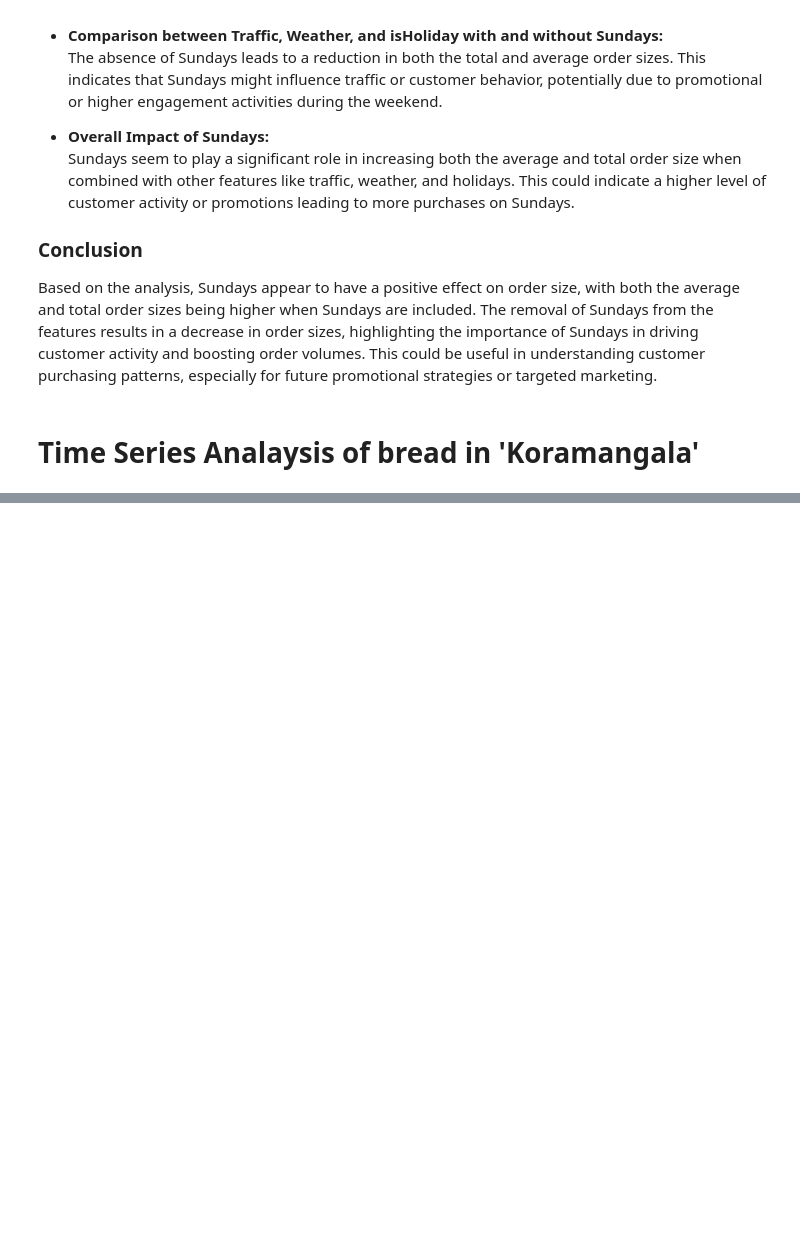
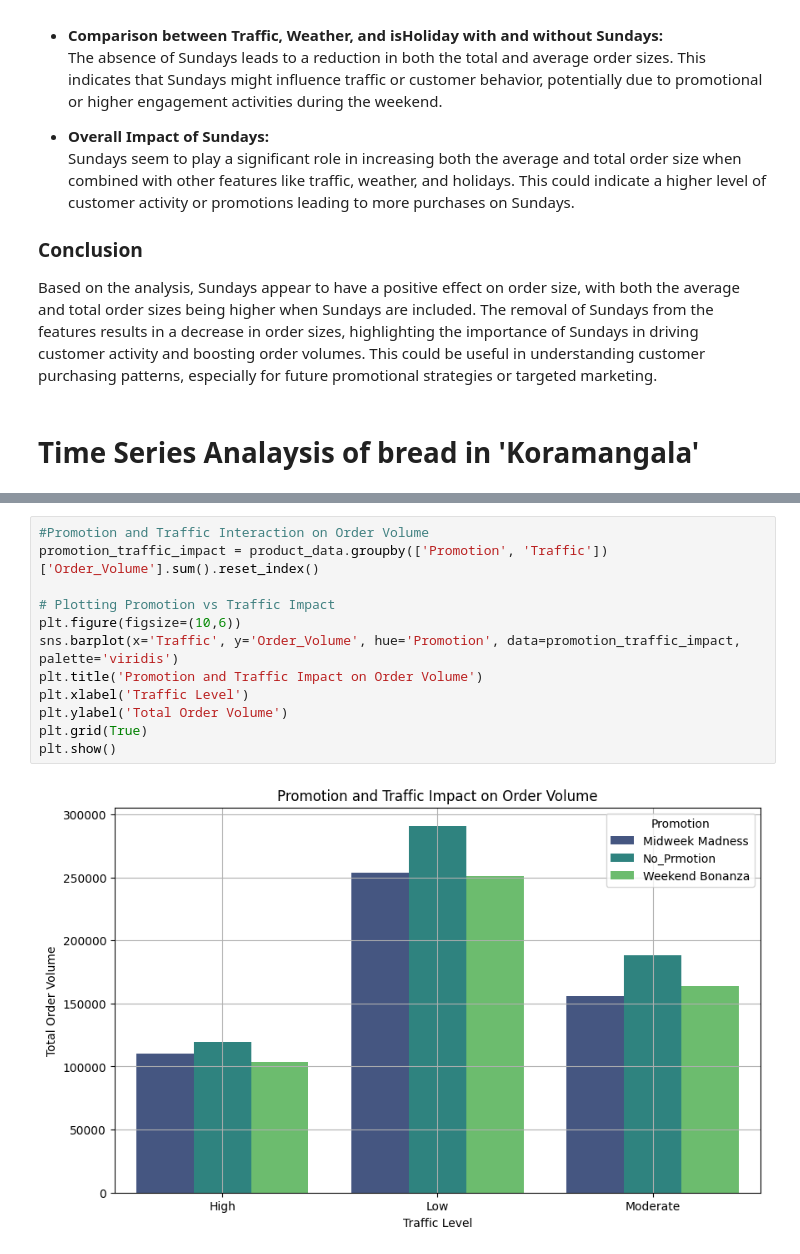
Before and after one commit to rahul8879/swiggy_demand_modelling, a Jupyter notebook: notebooks/Bread_analysis.ipynb, the cells around one changed output, grey strips where cells are left out. Saved outputs shown, nothing was run; the diff lists cells and outputs as text; blank space fills up the shorter version.

```diff
--- a/notebooks/Bread_analysis.ipynb
+++ b/notebooks/Bread_analysis.ipynb
@@ -327,0 +482,14 @@ Based on the analysis, Sundays appear to have a positive effect on order size, w
+# %%
+#Promotion and Traffic Interaction on Order Volume
+promotion_traffic_impact = product_data.groupby(['Promotion', 'Traffic'])['Order_Volume'].sum().reset_index()
+
+# Plotting Promotion vs Traffic Impact
+plt.figure(figsize=(10,6))
+sns.barplot(x='Traffic', y='Order_Volume', hue='Promotion', data=promotion_traffic_impact, palette='viridis')
+plt.title('Promotion and Traffic Impact on Order Volume')
+plt.xlabel('Traffic Level')
+plt.ylabel('Total Order Volume')
+plt.grid(True)
+plt.show()
+# %% [output]
+[figure, added]
```
Also changed, not shown: parts of 19 cells of this notebook.
